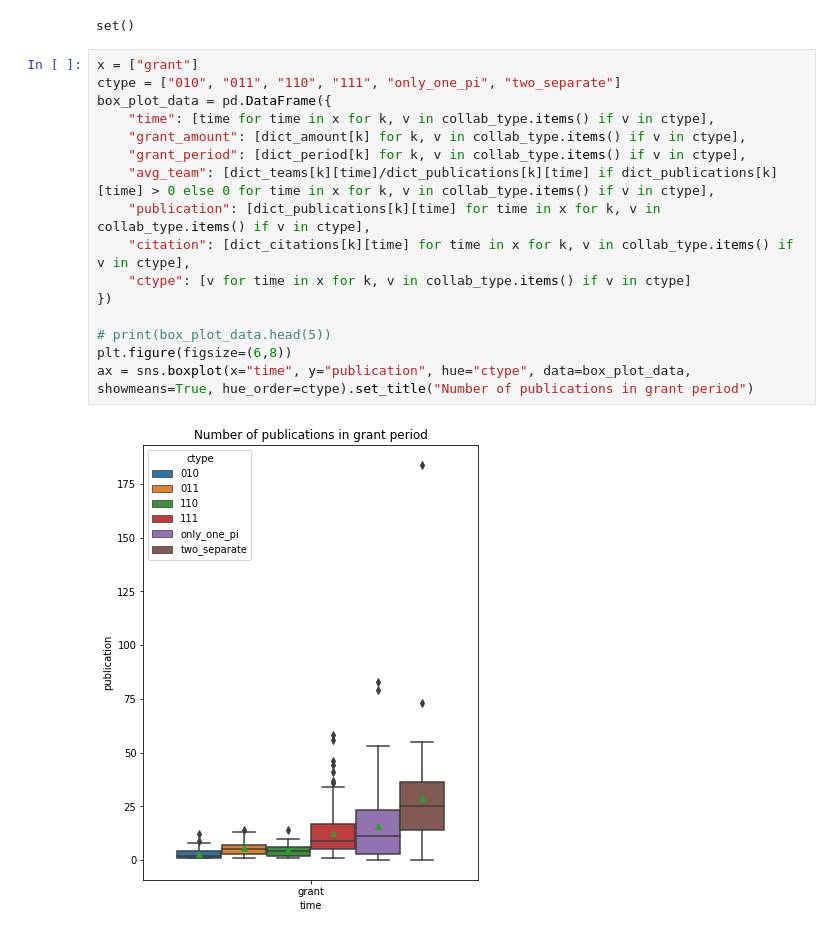
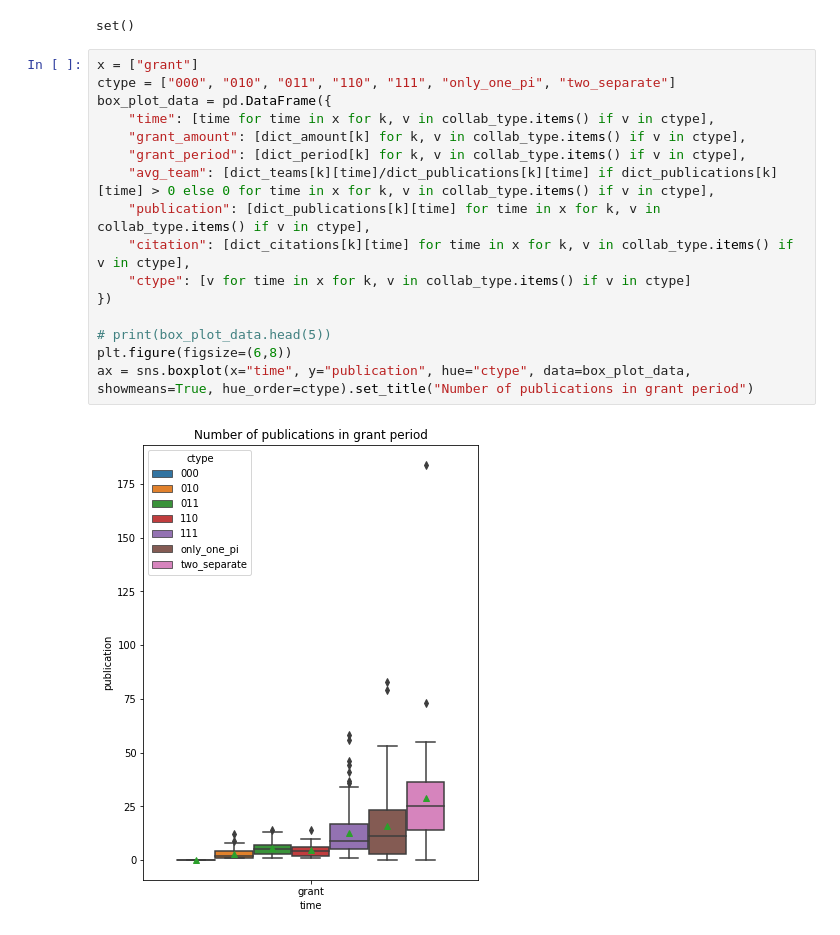
Before and after one commit to shinminjeong/moneymatters, a Jupyter notebook: scripts/2PI_collaboration_breakdown_NSF_CISE.ipynb, the cells around one changed output. Drawn from its saved outputs; the diff is of its cells as text.

```diff
--- a/scripts/2PI_collaboration_breakdown_NSF_CISE.ipynb
+++ b/scripts/2PI_collaboration_breakdown_NSF_CISE.ipynb
@@ -620,22 +620,22 @@ set([k for k in dict_timestamps.keys() if collab_type[k] not in ["000", "only_on
 set()
 # %%
 x = ["grant"]
-ctype = ["010", "011", "110", "111", "only_one_pi", "two_separate"]
+ctype = ["000", "010", "011", "110", "111", "only_one_pi", "two_separate"]
 box_plot_data = pd.DataFrame({
     "time": [time for time in x for k, v in collab_type.items() if v in ctype],
     "grant_amount": [dict_amount[k] for k, v in collab_type.items() if v in ctype],
     "grant_period": [dict_period[k] for k, v in collab_type.items() if v in ctype],
     "avg_team": [dict_teams[k][time]/dict_publications[k][time] if dict_publications[k][time] > 0 else 0 for time in x for k, v in collab_type.items() if v in ctype],
     "publication": [dict_publications[k][time] for time in x for k, v in collab_type.items() if v in ctype],
     "citation": [dict_citations[k][time] for time in x for k, v in collab_type.items() if v in ctype],
     "ctype": [v for time in x for k, v in collab_type.items() if v in ctype]
 })
 
 # print(box_plot_data.head(5))
 plt.figure(figsize=(6,8))
 ax = sns.boxplot(x="time", y="publication", hue="ctype", data=box_plot_data, showmeans=True, hue_order=ctype).set_title("Number of publications in grant period")
 # %% [output]
-[figure, old version]
+[figure, new version]
 # %%
 plt.figure(figsize=(6,8))
 ax = sns.boxplot(x="time", y="citation", hue="ctype", data=box_plot_data, showmeans=True, hue_order=ctype).set_title("Number of citation of the papers published in grant period")
```
Also changed, not shown: parts of 12 cells of this notebook, 1 other file.
